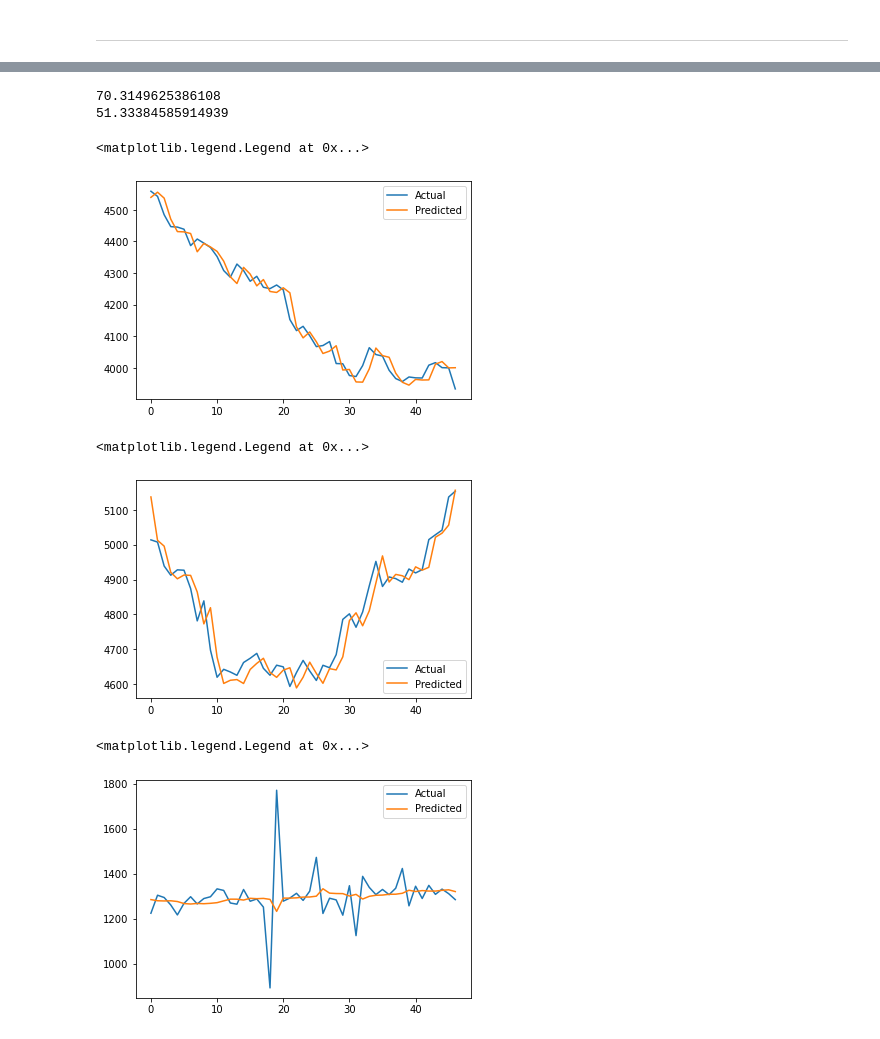
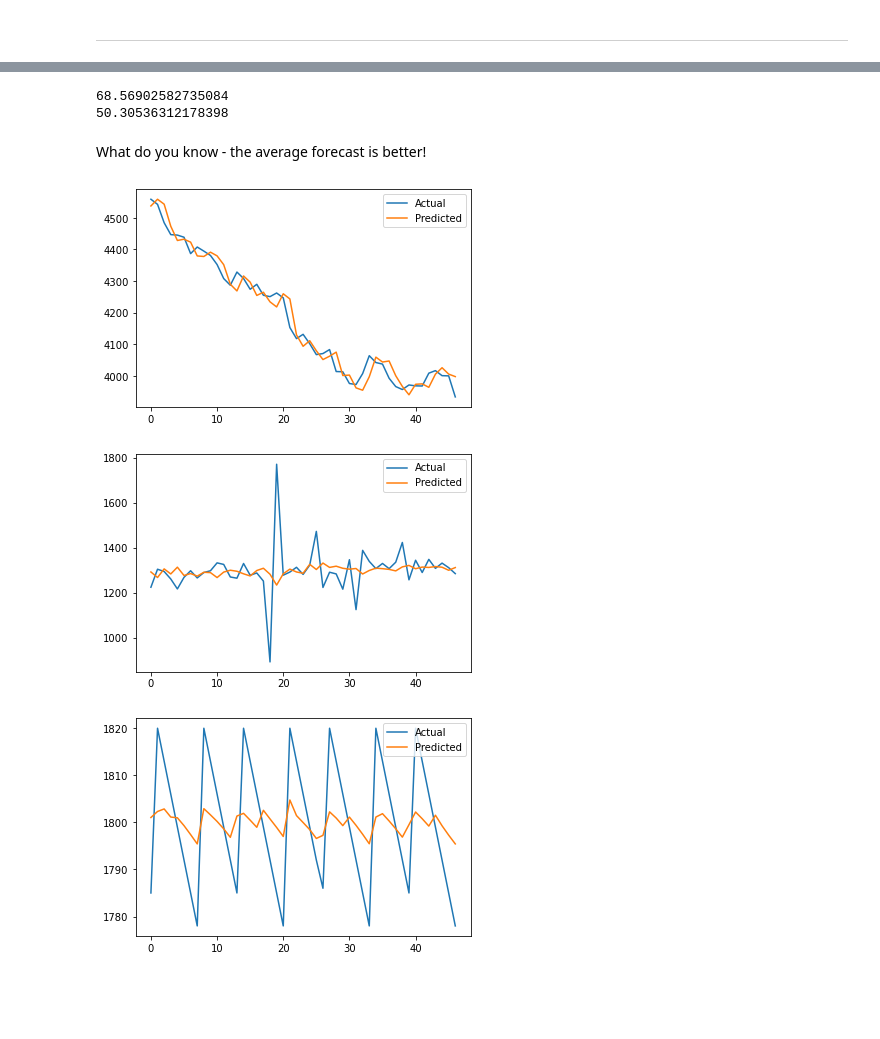
Before and after one commit to cdbale/Privacy-and-Forecasting-Empirical, a Jupyter notebook: Code/Exploratory/Forecasting Models/Exponential_Smoothing.ipynb, the cells around one changed output, grey strips where cells are left out. Drawn from its saved outputs; the diff is of its cells as text; code cells hidden in the pictures; blank space fills up the shorter version.

```diff
--- a/Code/Exploratory/Forecasting Models/Exponential_Smoothing.ipynb
+++ b/Code/Exploratory/Forecasting Models/Exponential_Smoothing.ipynb
@@ -382,21 +426,22 @@ nt = 200
 # number of forecasts to perform
 nfs = 47
 # empty array to store forecasted values
-pred_vals = np.zeros([ts.shape[0], nfs])
+damped_des_pred_vals = np.zeros([ts.shape[0], nfs])
 
 # loop through all series
 for i in range(ts.shape[0]):
     if i % 10 == 0:
-        print(i, 'out of', ts.shape[0], 'series complete.')
+        print(i, 'out of', ts.shape[0], 'models trained.')
     # loop for nfs one-step-ahead forecasts
     for j in range(nfs):
         #specify model
         ES = sm.ExponentialSmoothing(endog = ts[i, :(nt+j)],
                                      initialization_method = 'estimated',
-                                     trend = 'additive')
+                                     trend = 'additive',
+                                     damped_trend = True)
 
         # fit model
-        des = ES.fit()
+        desd = ES.fit()
         # extract one-step-ahead forecast
-        pred_vals[i,j] = des.fittedfcast[-1]
+        damped_des_pred_vals[i,j] = desd.fittedfcast[-1]
 # %% [output]
@@ -425,8 +470,8 @@ rmse = np.zeros(ts.shape[0])
 mae = np.zeros(ts.shape[0])
 
 for i in range(ts.shape[0]):
-    rmse[i] = em.rmse(actual_vals[i,:], pred_vals[i,:])
-    mae[i] = em.meanabs(actual_vals[i,:], pred_vals[i,:])
+    rmse[i] = em.rmse(actual_vals[i,:], damped_des_pred_vals[i,:])
+    mae[i] = em.meanabs(actual_vals[i,:], damped_des_pred_vals[i,:])
 
 # average root mean squared error
 print(np.mean(rmse))
@@ -555,3 +606,9 @@ for i in range(ts.shape[0]):
+# %%
+# compute average forecasts
+all_fcasts = np.dstack([ses_pred_vals, des_pred_vals, damped_des_pred_vals, tes_pred_vals])
+# %%
+# compute average forecasts for each series across model types
+avg_all_fcasts = all_fcasts.mean(axis = 2)
 # %%
 # calculate root mean squared error and mean absolute error
 
@@ -560,8 +617,8 @@ rmse = np.zeros(ts.shape[0])
 mae = np.zeros(ts.shape[0])
 
 for i in range(ts.shape[0]):
-    rmse[i] = em.rmse(actual_vals[i,:], pred_vals[i,:])
-    mae[i] = em.meanabs(actual_vals[i,:], pred_vals[i,:])
+    rmse[i] = em.rmse(actual_vals[i,:], avg_all_fcasts[i,:])
+    mae[i] = em.meanabs(actual_vals[i,:], avg_all_fcasts[i,:])
 
 # average root mean squared error
 print(np.mean(rmse))
@@ -569,26 +626,28 @@ print(np.mean(rmse))
 # average mean absolute error
 print(np.mean(mae))
 # %% [output]
-70.3149625386108
-51.33384585914939
+68.56902582735084
+50.30536312178398
+# %% [markdown]
+What do you know - the average forecast is better!
 # %%
 plt.plot(ts[10, nt:(nt+nfs)], label = "Actual")
-plt.plot(pred_vals[10,:], label = "Predicted")
+plt.plot(avg_all_fcasts[10,:], label = "Predicted")
 plt.legend()
+plt.show()
 # %% [output]
-<matplotlib.legend.Legend at 0x...>
-[figure, old version]
+[figure, new version]
 # %%
-plt.plot(ts[50, nt:(nt+nfs)], label = "Actual")
-plt.plot(pred_vals[50,:], label = "Predicted")
+plt.plot(ts[150, nt:(nt+nfs)], label = "Actual")
+plt.plot(avg_all_fcasts[150,:], label = "Predicted")
 plt.legend()
+plt.show()
 # %% [output]
-<matplotlib.legend.Legend at 0x...>
-[figure, old version]
+[figure, new version]
 # %%
-plt.plot(ts[150, nt:(nt+nfs)], label = "Actual")
-plt.plot(pred_vals[150,:], label = "Predicted")
+plt.plot(ts[160, nt:(nt+nfs)], label = "Actual")
+plt.plot(avg_all_fcasts[160,:], label = "Predicted")
 plt.legend()
+plt.show()
 # %% [output]
-<matplotlib.legend.Legend at 0x...>
-[figure, old version]
+[figure, new version]
```
Also changed, not shown: parts of 90 cells of this notebook, 5 other files.
